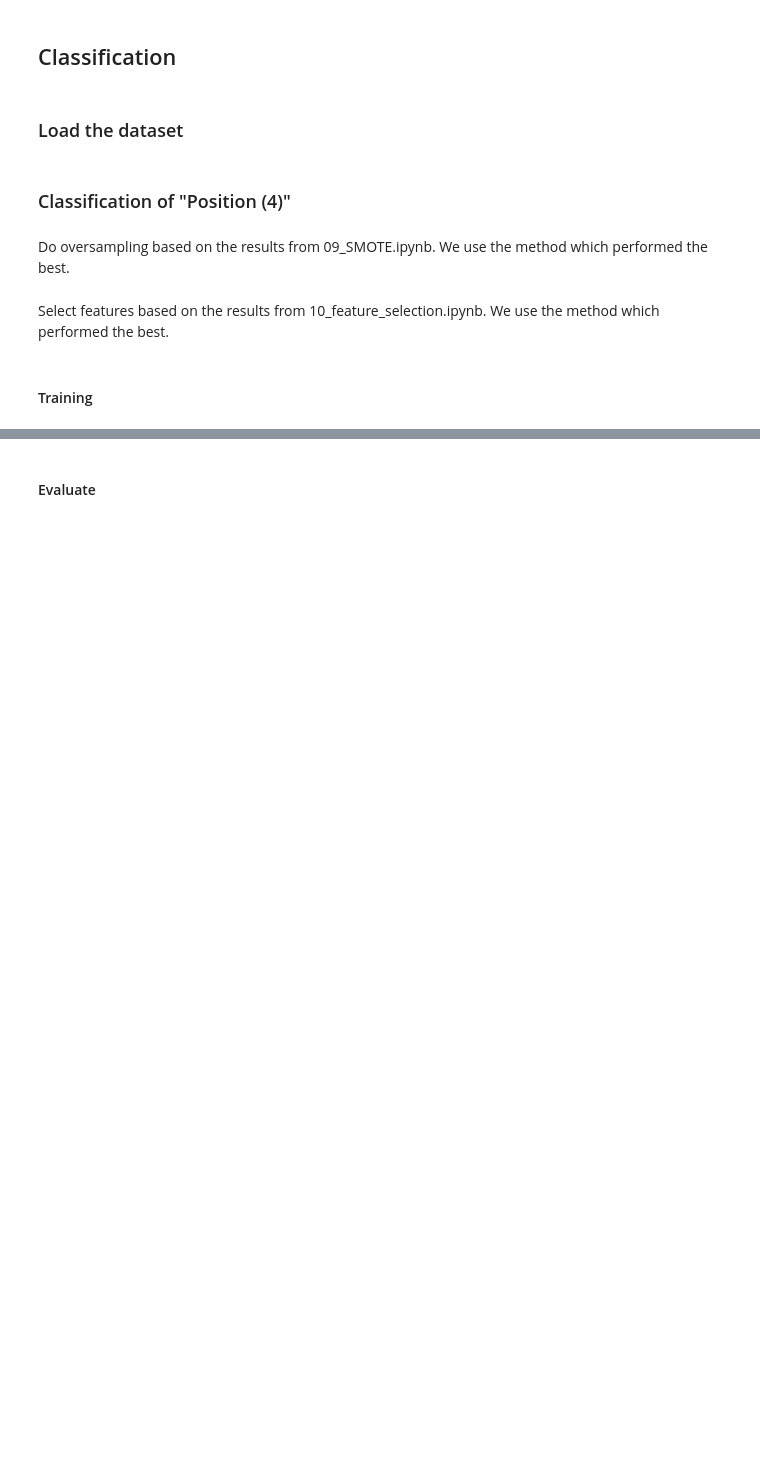
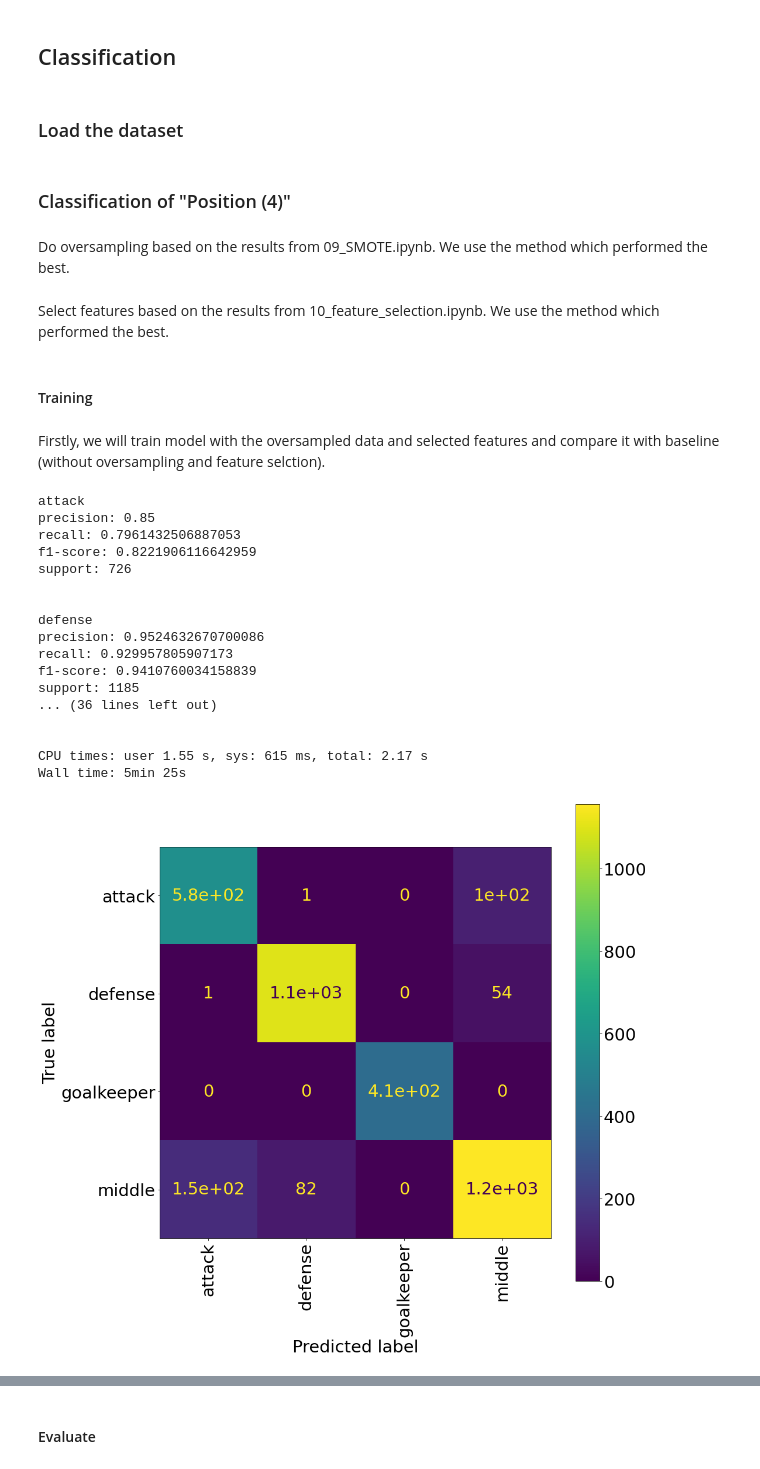
Before and after one commit to timzatko/fifa-19-dataset-machine-learning, a Jupyter notebook: notebooks/13_hyper_parameter_tuning.ipynb, the cells around one changed output, grey strips where cells are left out. Drawn from its saved outputs; the diff is of its cells as text; code cells hidden in the pictures; blank space fills up the shorter version.

```diff
--- a/notebooks/13_hyper_parameter_tuning.ipynb
+++ b/notebooks/13_hyper_parameter_tuning.ipynb
@@ -102,6 +111,47 @@ from sklearn.ensemble import AdaBoostClassifier
 from sklearn.ensemble import GradientBoostingClassifier
 from sklearn.ensemble import StackingClassifier
 from sklearn.ensemble import RandomForestClassifier
+# %% [markdown]
+Firstly, we will train model with the oversampled data and selected features and compare it with baseline (without oversampling and feature selction).
+# %%
+%%time
+
+clf_lr = LogisticRegression(max_iter=10000, n_jobs=-1)
+clf_rf = RandomForestClassifier(random_state=42)
+clf_gb = GradientBoostingClassifier(n_estimators=100)
+clf_ada = AdaBoostClassifier(n_estimators=100, base_estimator=RandomForestClassifier(random_state=42), random_state=42)
+
+estimators = [
+    ('lr', clf_lr),
+    ('rf', clf_rf),
+    ('gb', clf_gb),
+    ('ada', clf_ada)
+]
+
+clf = StackingClassifier(estimators=estimators, cv=5, n_jobs=-1, final_estimator=LogisticRegression(max_iter=10000, n_jobs=-1))
+
+clf.fit(X_train_res_sel, y_train_res)
+
+custom_classification_report(clf, labels, X_test_sel, y_test, figsize=(15, 15))
+# %% [output]
+attack
+precision: 0.85
+recall: 0.7961432506887053
+f1-score: 0.8221906116642959
+support: 726
+
+
+defense
+precision: 0.9524632670700086
+recall: 0.929957805907173
+f1-score: 0.9410760034158839
+support: 1185
+... (36 lines left out)
+
+
+CPU times: user 1.55 s, sys: 615 ms, total: 2.17 s
+Wall time: 5min 25s
+[figure, added]
 # %%
 %%time
 
```
Also changed, not shown: parts of 35 cells of this notebook, 9 other files.
